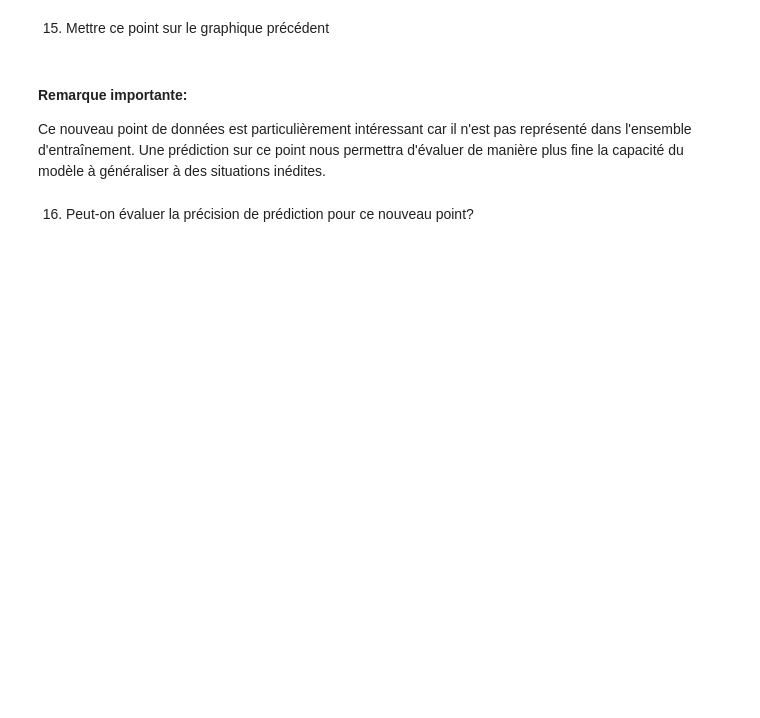
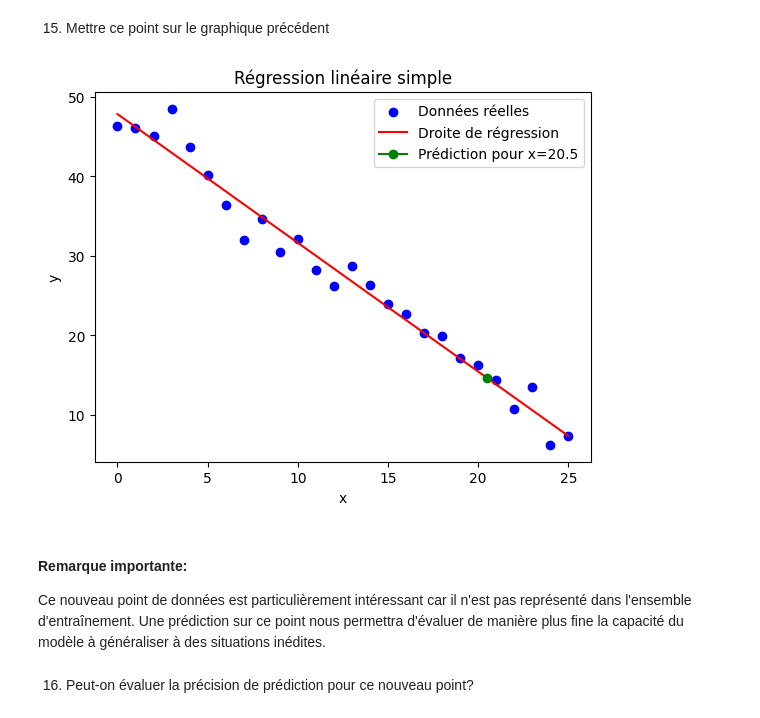
Before and after one commit to baunilhamarga/ei-climat, a Jupyter notebook: support-files/Etudes_EI_ST4/etude1_RLsimple/Etude1_RLsimple.ipynb, the cells around one changed output. Saved outputs shown, nothing was run; the diff lists cells and outputs as text; code cells hidden in the pictures; blank space fills up the shorter version.

```diff
--- a/support-files/Etudes_EI_ST4/etude1_RLsimple/Etude1_RLsimple.ipynb
+++ b/support-files/Etudes_EI_ST4/etude1_RLsimple/Etude1_RLsimple.ipynb
@@ -226,3 +252,14 @@ Votre réponse:
+# %%
+plt.scatter(x, y, color='blue', label='Données réelles')
+plt.plot(x, y_pred, color='red', label='Droite de régression')
+plt.plot([20.5], y1, color='green', marker='o', label='Prédiction pour x=20.5')
+plt.xlabel('x')
+plt.ylabel('y')
+plt.title('Régression linéaire simple')
+plt.legend()
+plt.show()
+# %% [output]
+[figure, added]
 # %% [markdown]
 #### Remarque importante:
 Ce nouveau point de données est particulièrement intéressant car il n'est pas représenté dans l'ensemble d'entraînement. Une prédiction sur ce point nous permettra d'évaluer de manière plus fine la capacité du modèle à généraliser à des situations inédites.
```
Also changed, not shown: parts of 16 cells of this notebook.
